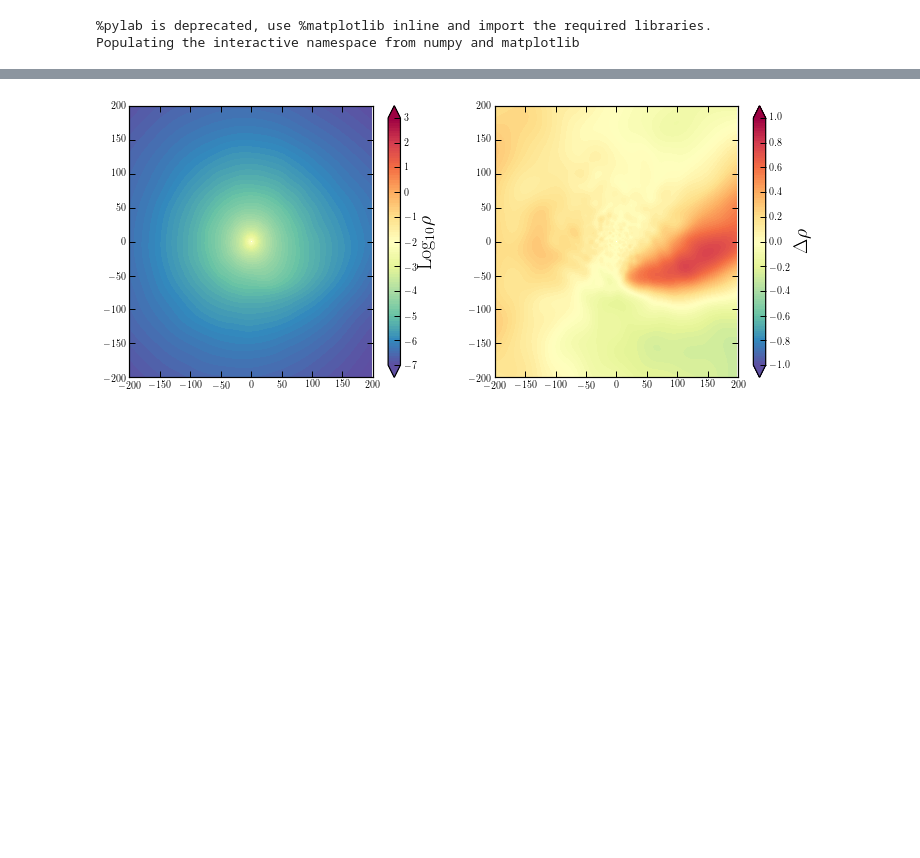
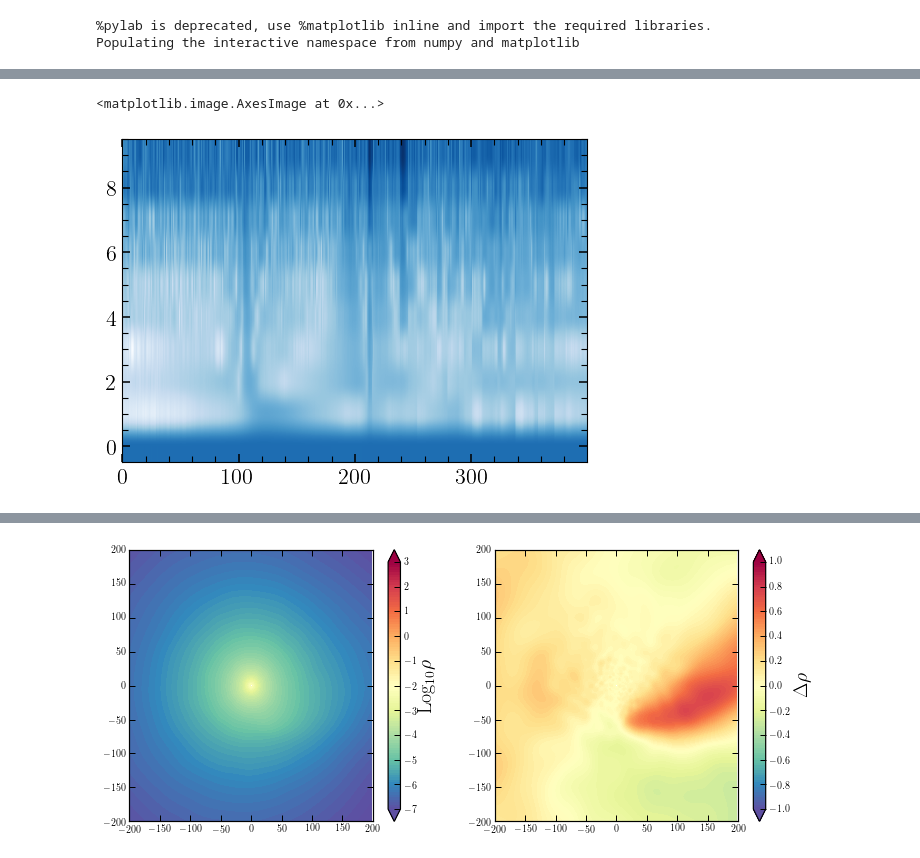
Before and after one commit to jngaravitoc/time-dependent-BFE, a Jupyter notebook: scripts/check_expansion/check_gala_GC23_expansion.ipynb, the cells around one changed output, grey strips where cells are left out. Drawn from its saved outputs; the diff is of its cells as text; code cells hidden in the pictures; blank space fills up the shorter version.

```diff
--- a/scripts/check_expansion/check_gala_GC23_expansion.ipynb
+++ b/scripts/check_expansion/check_gala_GC23_expansion.ipynb
@@ -144,0 +182,5 @@ axes[1][1].set_ylabel('$z$')
+# %%
+plt.imshow(np.log10(np.sum(power[:, :, 0:10, 0], axis=1).T), aspect='auto', origin='lower', cmap='Blues')
+# %% [output]
+<matplotlib.image.AxesImage at 0x...>
+[figure, added]
```
Also changed, not shown: parts of 32 cells of this notebook, 2 other files.
